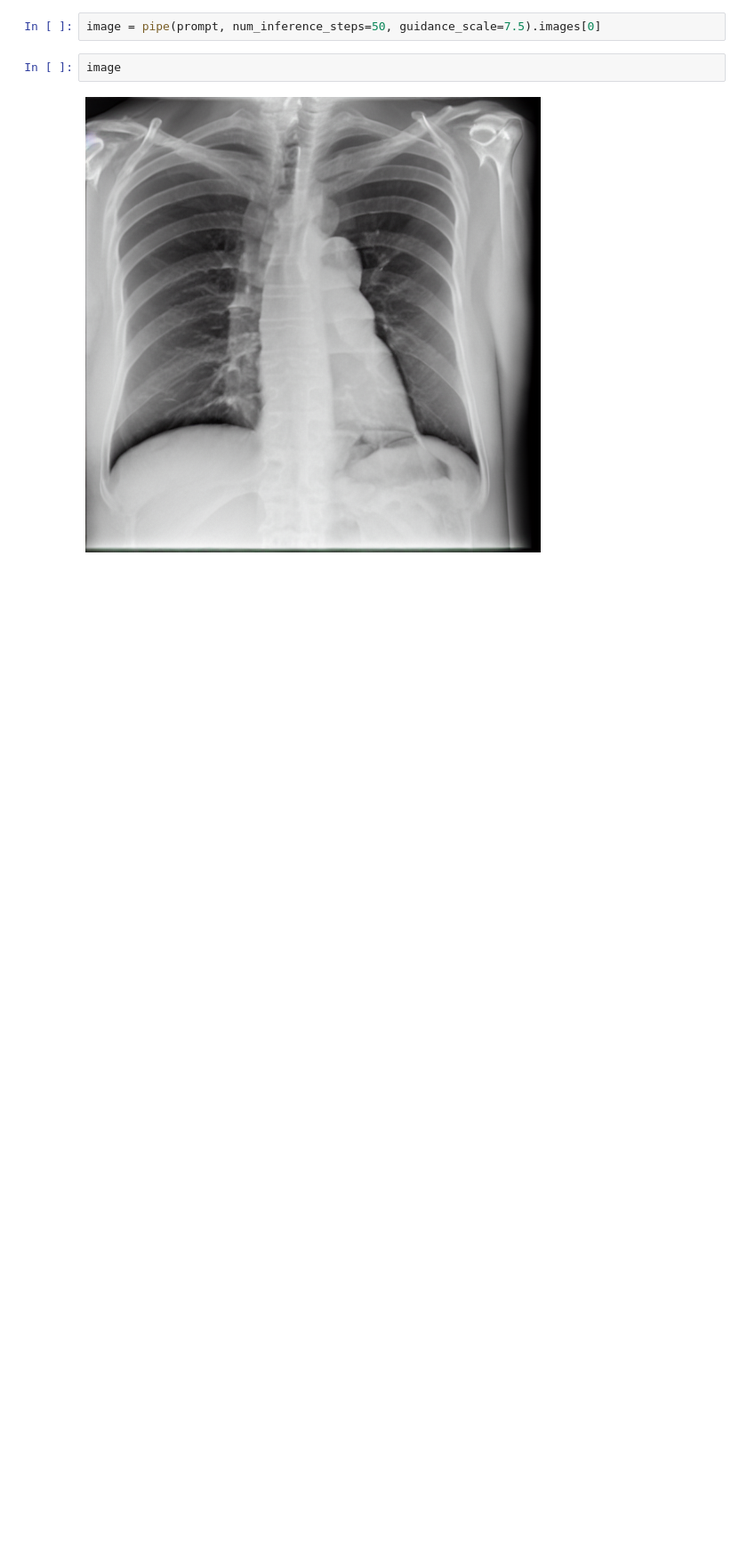
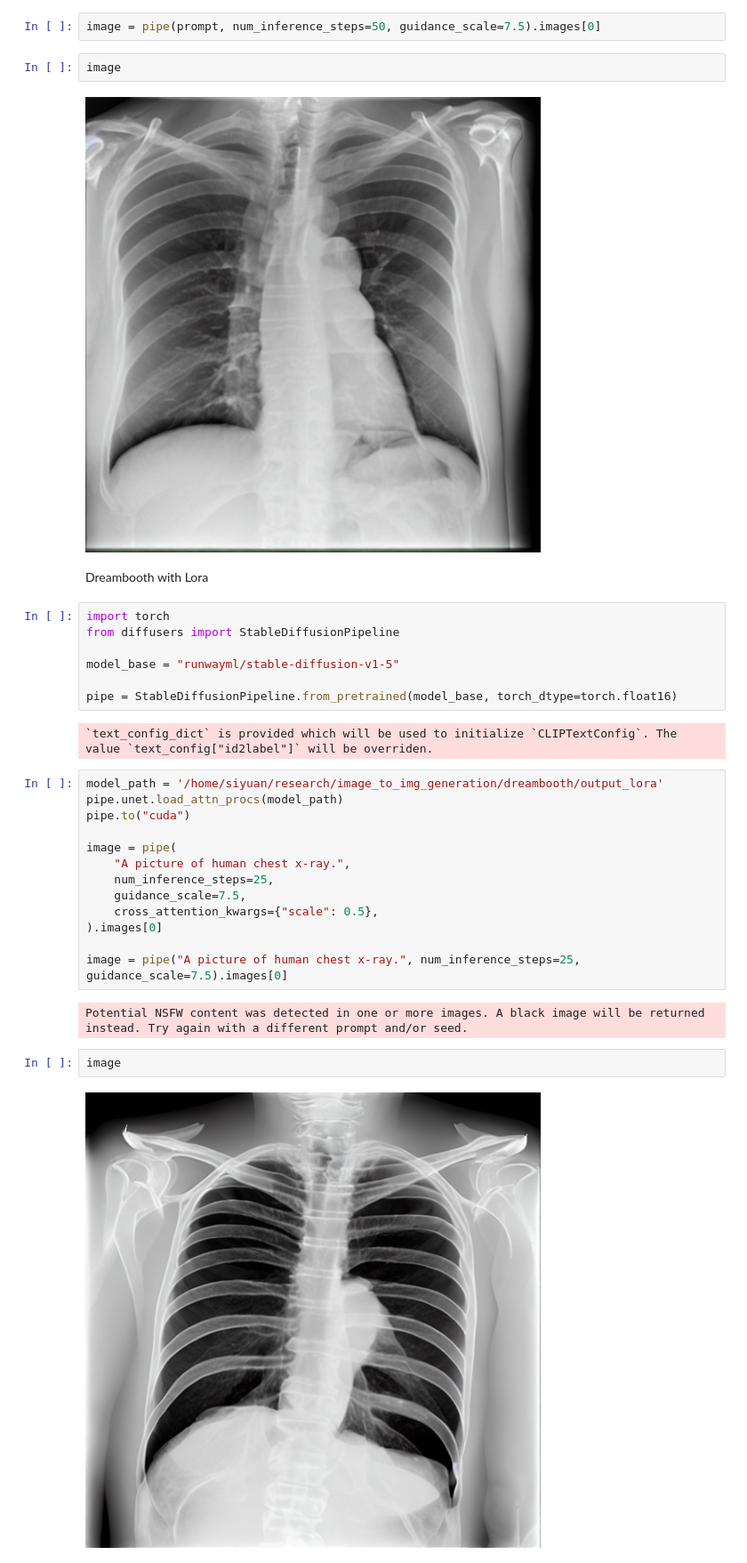
Before and after one commit to syKevinPeng/image_to_img_generation, a Jupyter notebook: dreambooth/inference.ipynb, the cells around one changed output. Shown at 89% size. Saved outputs shown, nothing was run; the diff lists cells and outputs as text; blank space fills up the shorter version.

Commit message:
add lora

```diff
--- a/dreambooth/inference.ipynb
+++ b/dreambooth/inference.ipynb
@@ -11,3 +11,33 @@ image = pipe(prompt, num_inference_steps=50, guidance_scale=7.5).images[0]
 image
 # %% [output]
 [figure]
+# %% [markdown]
+Dreambooth with Lora
+# %%
+import torch
+from diffusers import StableDiffusionPipeline
+
+model_base = "runwayml/stable-diffusion-v1-5"
+
+pipe = StableDiffusionPipeline.from_pretrained(model_base, torch_dtype=torch.float16)
+# %% [output]
+`text_config_dict` is provided which will be used to initialize `CLIPTextConfig`. The value `text_config["id2label"]` will be overriden.
+# %%
+model_path = '/home/siyuan/research/image_to_img_generation/dreambooth/output_lora'
+pipe.unet.load_attn_procs(model_path)
+pipe.to("cuda")
+
+image = pipe(
+    "A picture of human chest x-ray.",
+    num_inference_steps=25,
+    guidance_scale=7.5,
+    cross_attention_kwargs={"scale": 0.5},
+).images[0]
+
+image = pipe("A picture of human chest x-ray.", num_inference_steps=25, guidance_scale=7.5).images[0]
+# %% [output]
+Potential NSFW content was detected in one or more images. A black image will be returned instead. Try again with a different prompt and/or seed.
+# %%
+image
+# %% [output]
+[figure, added]
```
Also changed, not shown: 26 other files.
